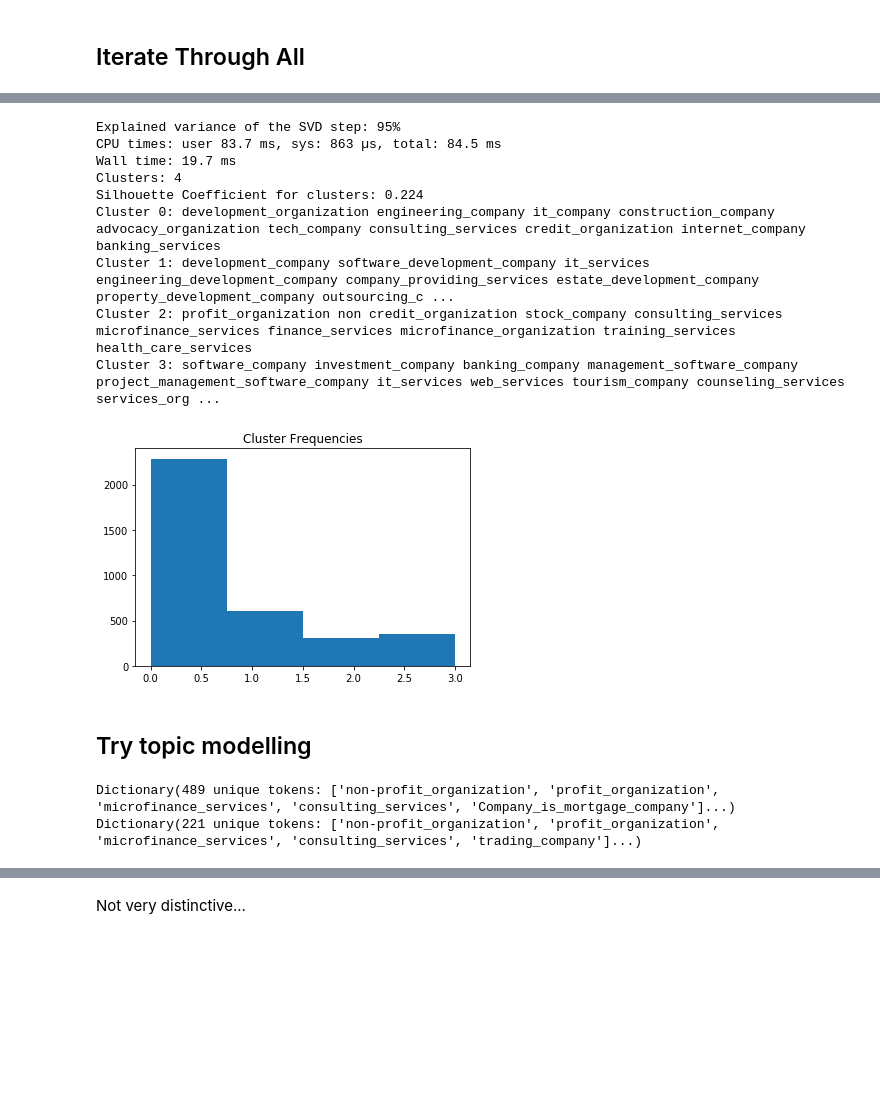
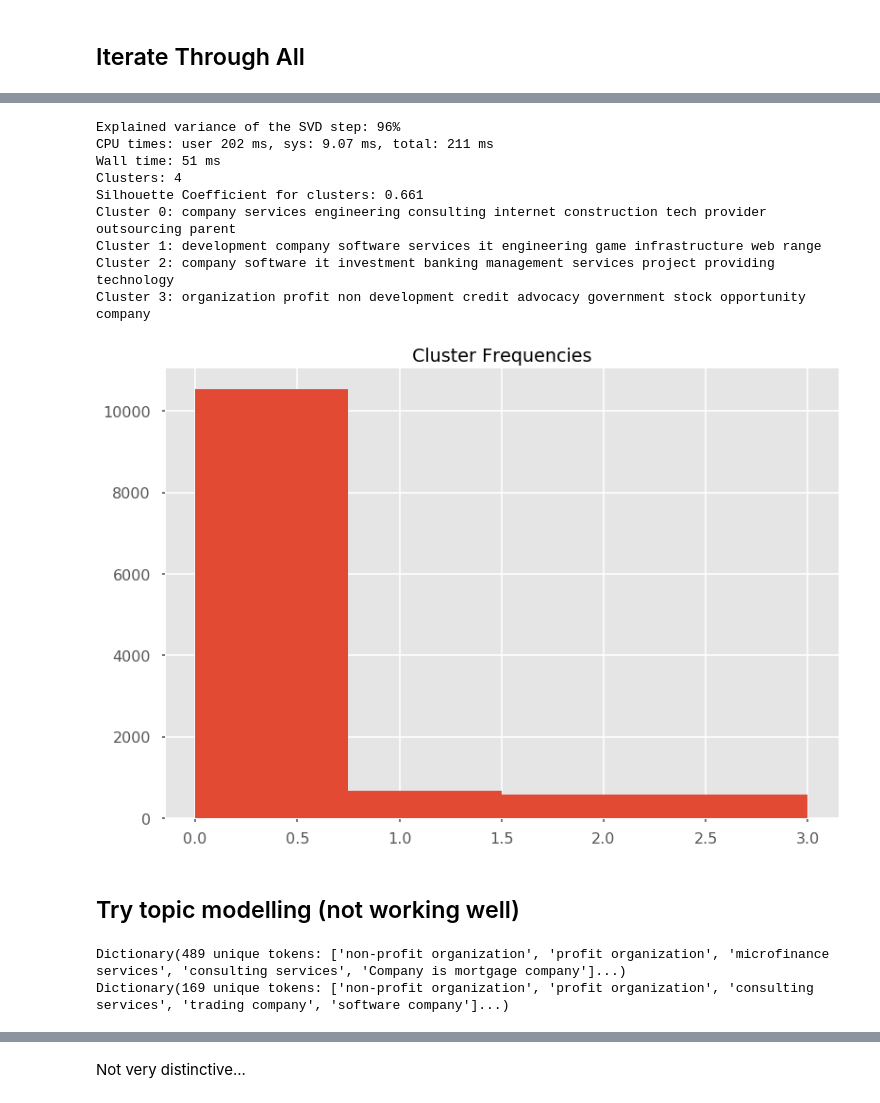
Before and after one commit to lppier/Armenian_Online_Job_Postings_Text_Mining, a Jupyter notebook: clustering_industry/industries_spacy_using_aboutC.ipynb, the cells around one changed output, grey strips where cells are left out. Cells and saved outputs as stored; diff of their text form; code cells hidden in the pictures; blank space fills up the shorter version.

```diff
--- a/clustering_industry/industries_spacy_using_aboutC.ipynb
+++ b/clustering_industry/industries_spacy_using_aboutC.ipynb
@@ -221,30 +235,22 @@ print(matched_sents)
 def preprocess(tokens):
     tokens_nop = [t for t in tokens if t not in string.punctuation]
     tokens_nop = [t.lower() for t in tokens_nop]
-    #wnl = nltk.WordNetLemmatizer()
+    wnl = nltk.WordNetLemmatizer()
     stop = stopwords.words('english')
     stop.extend(['armenian','armenia', 'job', 'title', 'position', 'location', 'responsibilities', 'application', 'procedures',
-                 'deadline', 'required', 'qualifications', 'renumeration', 'salary', 'date', 'company', 'development_company','profit_organization', 'development_organization','parent_company', 'NaN'  ])
+                 'deadline', 'required', 'qualifications', 'renumeration', 'salary', 'date', 'company'])
     tokens_nostop = [t for t in tokens_nop if t not in stop]
-    #tokens_lem = [wnl.lemmatize(t) for t in tokens_nostop]
-    #tokens_clean = [t for t in tokens_lem if len(t) >= 3]  # simple way to remove the offending " punctuations
-    return tokens_nostop
+    tokens_lem = [wnl.lemmatize(t) for t in tokens_nostop]
+    tokens_clean = [t for t in tokens_lem if len(t) >= 3]  # simple way to remove the offending " punctuations
+    return tokens_clean
 
-new_match = []
 import numpy as np
-for row in matched_sents:
-    rowset = set()
-    for token in row:
-        token = token.replace(' ', "_")
-        rowset.add(token)
-    new_match.append(rowset)
+test = np.array(matched_sents)
+test[0]
+df_test = pd.DataFrame(test)
+df_test.columns = { 'tokens'}
+df_test['tokens_joined'] = df_test.tokens.apply(preprocess)
+df_test['tokens_joined'] = df_test.tokens.apply(lambda x: ' '.join(x))
 
-newlist = []
-for aset in new_match:
-    newlist.append(' '.join(aset))
-
-df_ms = pd.DataFrame(newlist)
-df_ms.columns = {'tokens'}
-#df_ms['tokens'] = df_ms.tokens.apply(preprocess)
-df_ms['tokens']
+df_test
 # %% [output]
@@ -275,15 +282,15 @@ from sklearn.decomposition import TruncatedSVD
 from sklearn.pipeline import make_pipeline
 
 # refactor it to a function
-def clusterdf(new_match, num):
+def clusterdf(df_in, num):
     vec_tf = CountVectorizer()
-    grain_tf = vec_tf.fit_transform(new_match)
+    grain_tf = vec_tf.fit_transform(df_in['tokens_joined'])
     vec_tf = CountVectorizer(min_df=2)
-    grain_tf = vec_tf.fit_transform(new_match)
+    grain_tf = vec_tf.fit_transform(df_in['tokens_joined'])
     vec_tfidf = TfidfVectorizer(max_df=0.7, min_df=3, use_idf=True)
-    grain_tfidf = vec_tfidf.fit_transform(new_match)
+    grain_tfidf = vec_tfidf.fit_transform(df_in['tokens_joined'])
     # Use SVD to reduce dimensions
-    svd = TruncatedSVD(128)
+    svd = TruncatedSVD(100)
     normalizer = Normalizer(copy=False)
     lsa = make_pipeline(svd, normalizer)
     X_lsa = lsa.fit_transform(grain_tfidf)
@@ -310,36 +317,34 @@ def clusterdf(new_match, num):
     plt.title('Cluster Frequencies')
     plt.show()
 # %%
-clusterdf(df_ms['tokens'], 4)
+clusterdf(df_test, 4)
 # %% [output]
-Explained variance of the SVD step: 95%
-CPU times: user 83.7 ms, sys: 863 µs, total: 84.5 ms
-Wall time: 19.7 ms
+Explained variance of the SVD step: 96%
+CPU times: user 202 ms, sys: 9.07 ms, total: 211 ms
+Wall time: 51 ms
 Clusters: 4
-Silhouette Coefficient for clusters: 0.224
-Cluster 0: development_organization engineering_company it_company construction_company advocacy_organization tech_company consulting_services credit_organization internet_company banking_services
-Cluster 1: development_company software_development_company it_services engineering_development_company company_providing_services estate_development_company property_development_company outsourcing_c ...
-Cluster 2: profit_organization non credit_organization stock_company consulting_services microfinance_services finance_services microfinance_organization training_services health_care_services
-Cluster 3: software_company investment_company banking_company management_software_company project_management_software_company it_services web_services tourism_company counseling_services services_org ...
+Silhouette Coefficient for clusters: 0.661
+Cluster 0: company services engineering consulting internet construction tech provider outsourcing parent
+Cluster 1: development company software services it engineering game infrastructure web range
+Cluster 2: company software it investment banking management services project providing technology
+Cluster 3: organization profit non development credit advocacy government stock opportunity company
-[figure, old version]
+[figure, new version]
 # %% [markdown]
 
-## Try topic modelling
+## Try topic modelling (not working well)
 # %%
 import logging
 import gensim
 from gensim import corpora
 
-df_ms['realtokens'] = df_ms.tokens.map(word_tokenize)
-
 #logging.basicConfig(format='%(asctime)s : %(levelname)s : %(message)s', level=logging.INFO)
-dictionary = corpora.Dictionary(df_ms['realtokens'])
+dictionary = corpora.Dictionary(df_test['tokens'])
 print(dictionary)
-dictionary.filter_extremes(no_below=3, no_above=0.7)
+dictionary.filter_extremes(no_below=5, no_above=0.7)
 print(dictionary)
 # %% [output]
-Dictionary(489 unique tokens: ['non-profit_organization', 'profit_organization', 'microfinance_services', 'consulting_services', 'Company_is_mortgage_company']...)
-Dictionary(221 unique tokens: ['non-profit_organization', 'profit_organization', 'microfinance_services', 'consulting_services', 'trading_company']...)
+Dictionary(489 unique tokens: ['non-profit organization', 'profit organization', 'microfinance services', 'consulting services', 'Company is mortgage company']...)
+Dictionary(169 unique tokens: ['non-profit organization', 'profit organization', 'consulting services', 'trading company', 'software company']...)
 # %%
 
 
```
Also changed, not shown: parts of 10 cells of this notebook, 5 other files.
